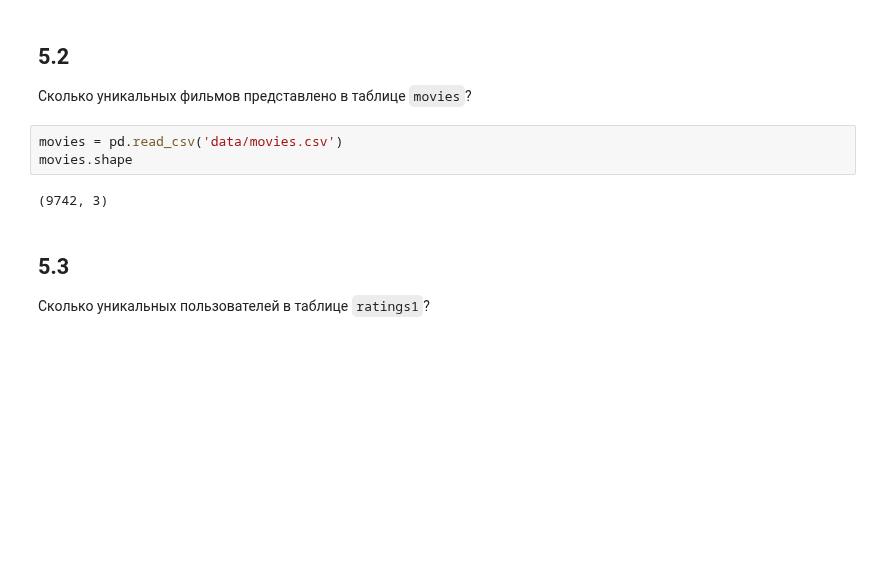
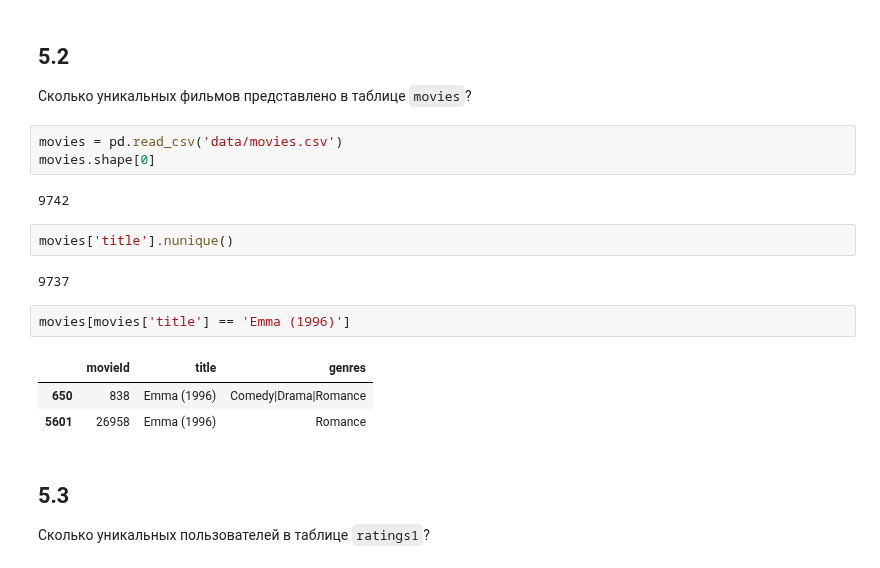
Before and after one commit to Stanislav-DS/sf_data_science, a Jupyter notebook: synopsis/block_1/PYTHON-12/01_python_12_theory.ipynb, the cells around one changed output. Cells and saved outputs as stored; diff of their text form; blank space fills up the shorter version.

```diff
--- a/synopsis/block_1/PYTHON-12/01_python_12_theory.ipynb
+++ b/synopsis/block_1/PYTHON-12/01_python_12_theory.ipynb
@@ -576,9 +582,19 @@ The seller 'Nick' has the max median price value for the building type 'unit', w
 Сколько уникальных фильмов представлено в таблице `movies`?
 # %%
 movies = pd.read_csv('data/movies.csv')
-movies.shape
+movies.shape[0]
 # %% [output]
-(9742, 3)
+9742
+# %%
+movies['title'].nunique()
+# %% [output]
+9737
+# %%
+movies[movies['title'] == 'Emma (1996)']
+# %% [output]
+|  | movieId | title | genres |
+| 650 | 838 | Emma (1996) | Comedy|Drama|Romance |
+| 5601 | 26958 | Emma (1996) | Romance |
 # %% [markdown]
 ## 5.3
 
```
Also changed, not shown: parts of 6 cells of this notebook, 1 other file.
